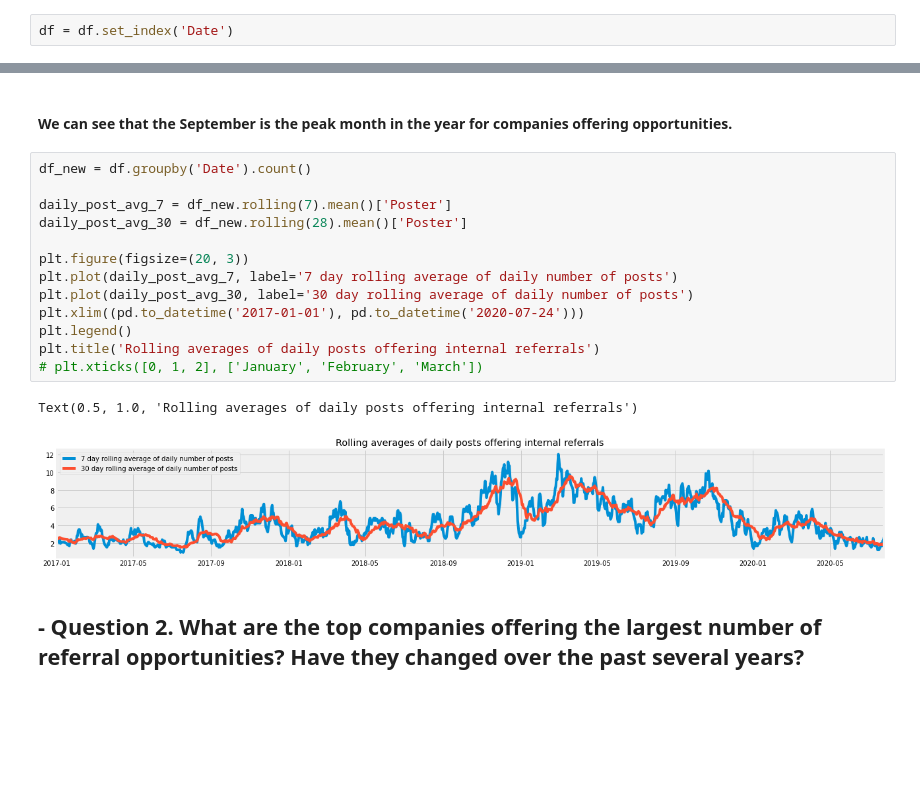
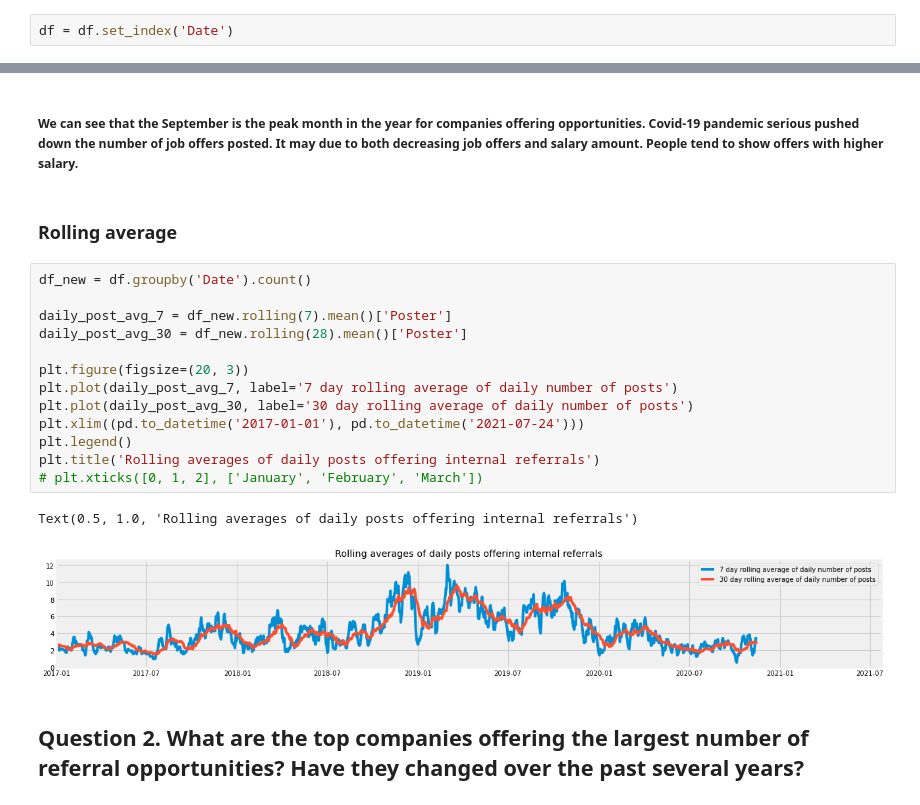
Before and after one commit to zhensongren/1p3a-scraper, a Jupyter notebook: 1p3a_offers_US_analysis.ipynb, the cells around one changed output, grey strips where cells are left out. Cells and saved outputs as stored; diff of their text form; blank space fills up the shorter version.

```diff
--- a/1p3a_offers_US_analysis.ipynb
+++ b/1p3a_offers_US_analysis.ipynb
@@ -120,23 +110,25 @@ Text(0.5, 1.0, 'Monthly counts of posts')
 # %% [markdown]
-#### We can see that the September is the peak month in the year for companies offering opportunities.
+##### We can see that the September is the peak month in the year for companies offering opportunities. Covid-19 pandemic serious pushed down the number of job offers posted. It may due to both decreasing job offers and salary amount. People tend to show offers with higher salary.
+# %% [markdown]
+### Rolling average
 # %%
 df_new = df.groupby('Date').count()
 
 daily_post_avg_7 = df_new.rolling(7).mean()['Poster']
 daily_post_avg_30 = df_new.rolling(28).mean()['Poster']
 
 plt.figure(figsize=(20, 3))
 plt.plot(daily_post_avg_7, label='7 day rolling average of daily number of posts')
 plt.plot(daily_post_avg_30, label='30 day rolling average of daily number of posts')
-plt.xlim((pd.to_datetime('2017-01-01'), pd.to_datetime('2020-07-24')))
+plt.xlim((pd.to_datetime('2017-01-01'), pd.to_datetime('2021-07-24')))
 plt.legend()
 plt.title('Rolling averages of daily posts offering internal referrals')
 # plt.xticks([0, 1, 2], ['January', 'February', 'March'])
 # %% [output]
 Text(0.5, 1.0, 'Rolling averages of daily posts offering internal referrals')
-[figure, old version]
+[figure, new version]
 # %% [markdown]
-## - Question 2. What are the top companies offering the largest number of referral opportunities? Have they changed over the past several years?
+## Question 2. What are the top companies offering the largest number of referral opportunities? Have they changed over the past several years?
 # %%
 posts_per_company = df['company'].value_counts()[:20]; posts_per_company.head()
 # %% [output]
```
Also changed, not shown: parts of 20 cells of this notebook, 6 other files.
